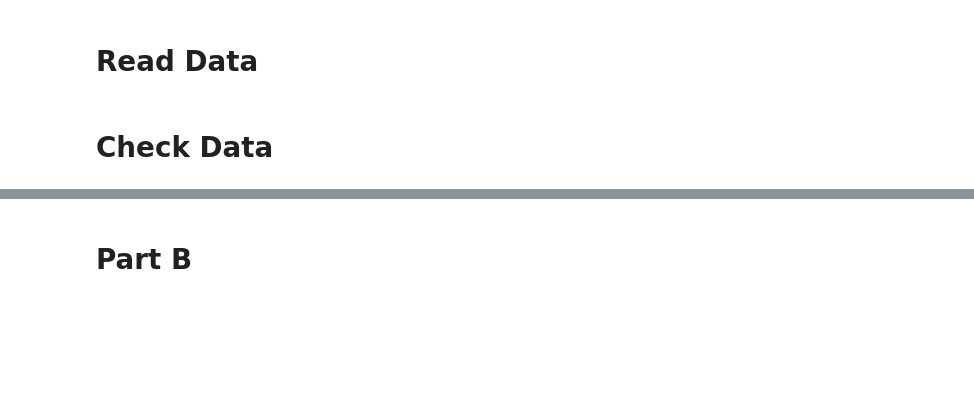
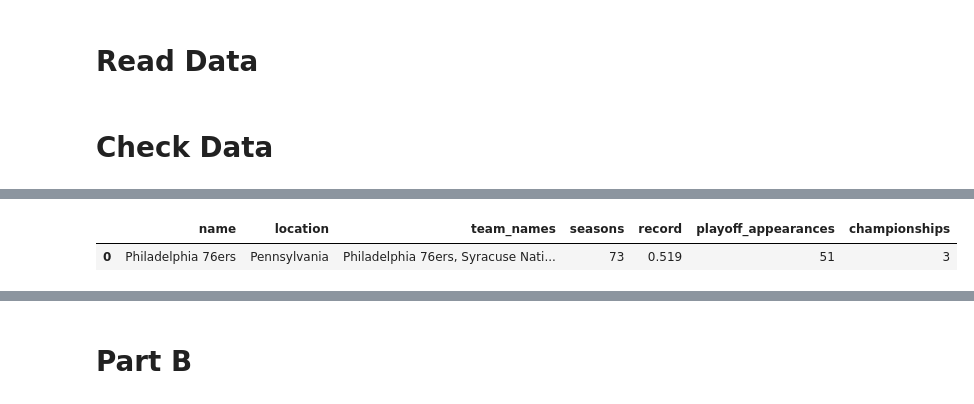
Before and after one commit to ongyl88/IS5126, a Jupyter notebook: IS5126_Guided_Project.ipynb, the cells around one changed output, grey strips where cells are left out. Drawn from its saved outputs; the diff is of its cells as text; code cells hidden in the pictures; blank space fills up the shorter version.

```diff
--- a/IS5126_Guided_Project.ipynb
+++ b/IS5126_Guided_Project.ipynb
@@ -91,0 +84,6 @@ df_team_stats.head(1)
+# %%
+df_team_info.drop(df_team_info.filter(regex="ï»¿"),axis=1, inplace=True)
+df_team_info.head(1)
+# %% [output]
+|  | name | location | team_names | seasons | record | playoff_appearances | championships |
+| 0 | Philadelphia 76ers | Pennsylvania | Philadelphia 76ers, Syracuse Nati... | 73 | 0.519 | 51 | 3 |
```
Also changed, not shown: parts of 55 cells of this notebook, 9 other files.
